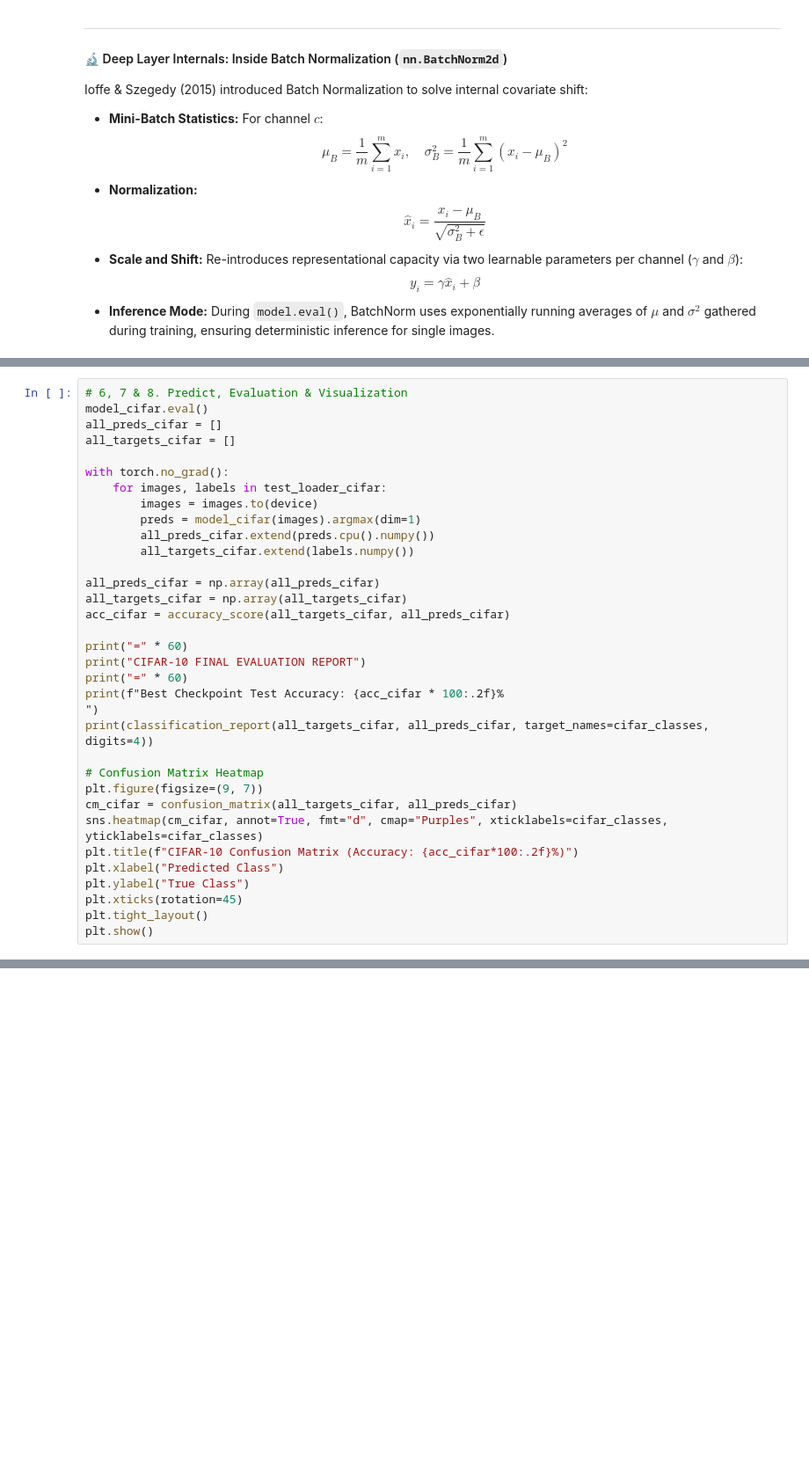
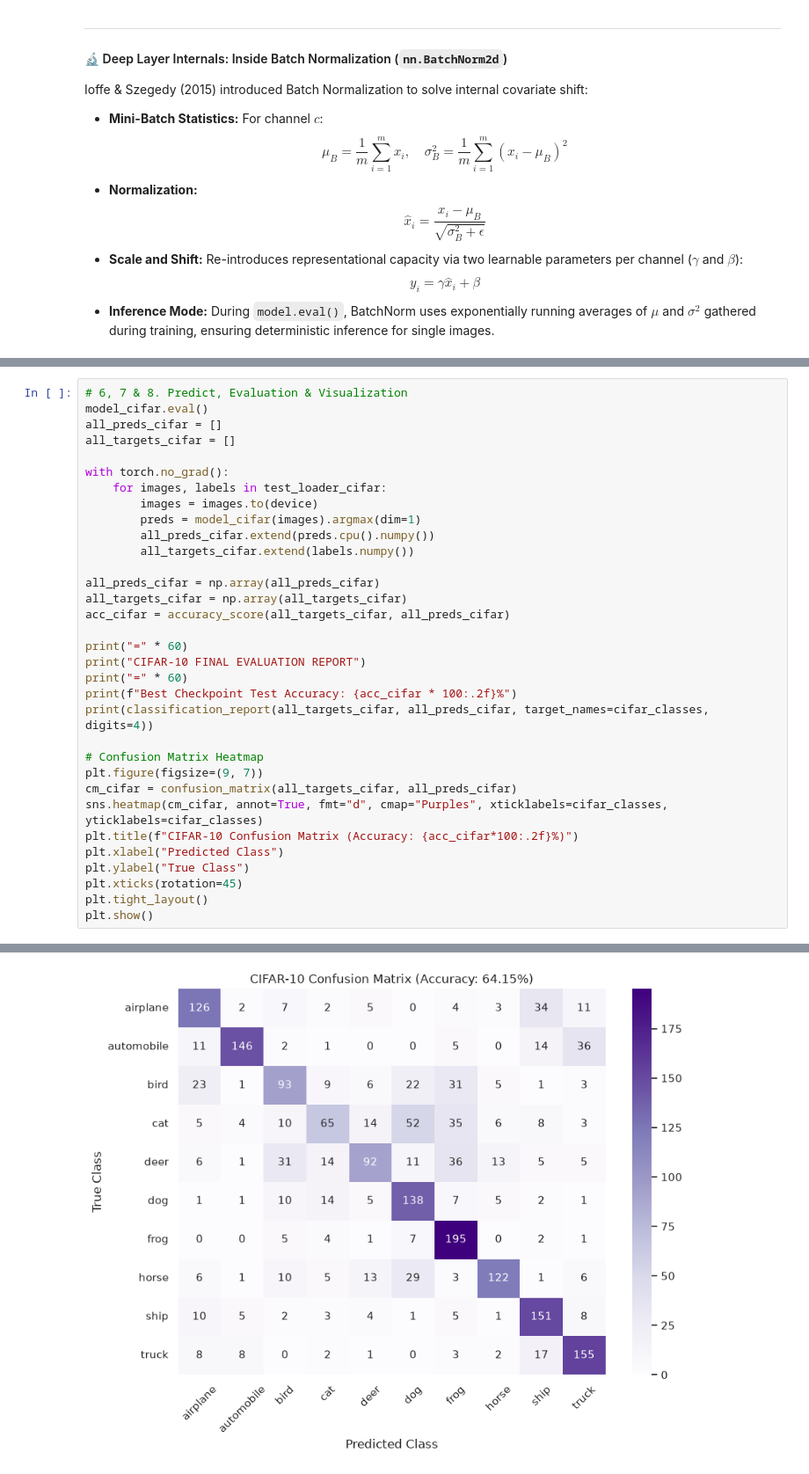
Before and after one commit to ayush1512/ACC-HPC2026-AIML, a Jupyter notebook: NeuralNetworks_PyTorch.ipynb, the cells around one changed output, grey strips where cells are left out. Shown at 88% size. Drawn from its saved outputs; the diff is of its cells as text; blank space fills up the shorter version.

```diff
--- a/NeuralNetworks_PyTorch.ipynb
+++ b/NeuralNetworks_PyTorch.ipynb
@@ -1101,8 +1326,7 @@ acc_cifar = accuracy_score(all_targets_cifar, all_preds_cifar)
 print("=" * 60)
 print("CIFAR-10 FINAL EVALUATION REPORT")
 print("=" * 60)
-print(f"Best Checkpoint Test Accuracy: {acc_cifar * 100:.2f}%
-")
+print(f"Best Checkpoint Test Accuracy: {acc_cifar * 100:.2f}%")
 print(classification_report(all_targets_cifar, all_preds_cifar, target_names=cifar_classes, digits=4))
 
 # Confusion Matrix Heatmap
@@ -1115,3 +1339,4 @@ plt.ylabel("True Class")
 plt.xticks(rotation=45)
 plt.tight_layout()
 plt.show()
+# %% [output]
@@ -1118,3 +1363,4 @@ plt.show()
+[figure, added]
 # %% [markdown]
 ---
 # 6. Comparative Architecture Summary & Selection Guide
```
Also changed, not shown: parts of 25 cells of this notebook, 1 other file.
